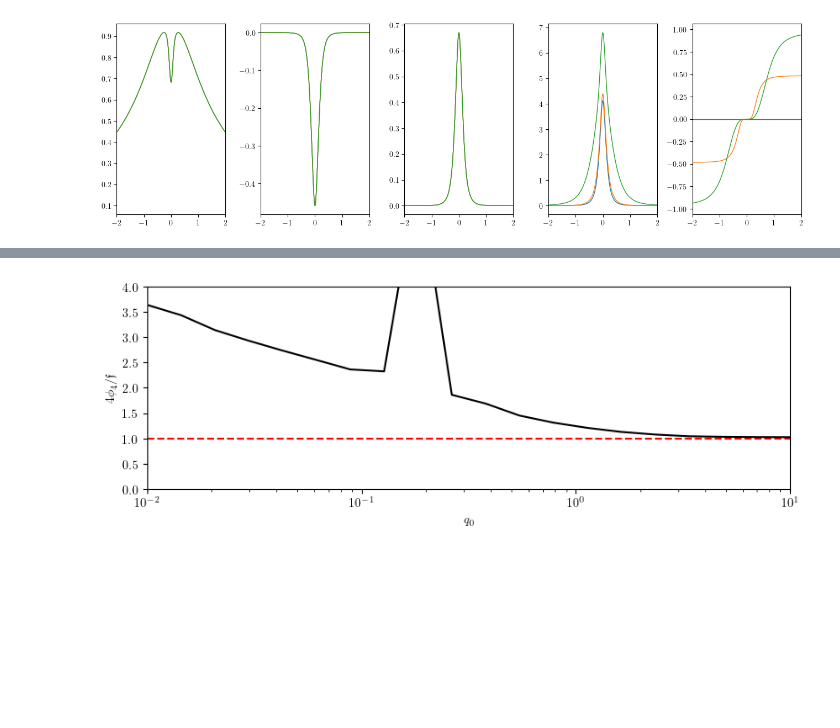
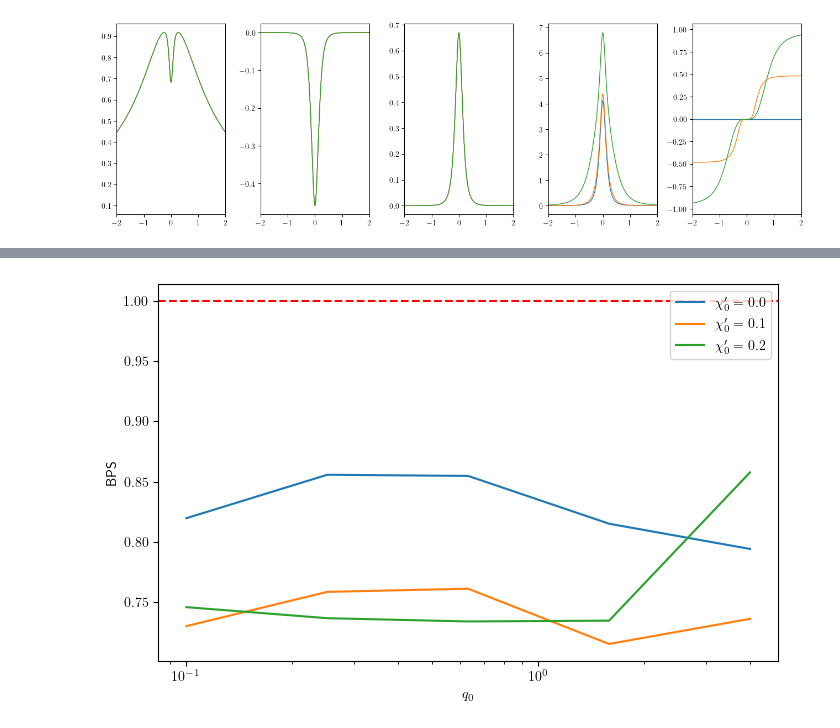
Before and after one commit to gloges/typeII-wormholes, a Jupyter notebook: wormholes.ipynb, the cells around one changed output, grey strips where cells are left out. Cells and saved outputs as stored; diff of their text form; code cells hidden in the pictures; blank space fills up the shorter version.

```diff
--- a/wormholes.ipynb
+++ b/wormholes.ipynb
@@ -403,19 +403,0 @@ Fixed $\chi_0'=0$:
-# %%
-q0_list = np.geomspace(0.2, 5, 10)
-
-flux2_data = []
-urange_data = []
-vrange_data = []
-φrange_data = []
-
-for q0 in q0_list:
-
-    rmax = 10
-
-    soln = wh.wormhole_T11(q0, 0, rmax, xatol=10**-10)
-    r, f, u, ud, v, vd, φ, φd, χ, χd, h, flux2 = soln
-
-    flux2_data.append(flux2)
-    urange_data.append(max(u) - min(u))
-    vrange_data.append(max(v) - min(v))
-    φrange_data.append(max(φ) - min(φ))
@@ -560 +406,4 @@ Field ranges (with comparison to _ad hoc_ changes to the potential where $u,v$ a
+# %%
+def powerlaw4(r, a, b, c):
+    return np.log(a + b/r**4 + c/r**6)
 # %%
@@ -637,19 +504,19 @@ plt.show()
 # %%
-fig, ax = plt.subplots(1, 1, figsize=(8,3))
+bps = 4*(φ4s+χ4s)/flux2s + χinfs
+
+fig, ax = plt.subplots(1, 1, figsize=(8,5))
 
 plt.axhline(1, ls='--', c='r')
+for χ0p in np.unique(χ0ps):
+    mask = (χ0ps == χ0p)
+    plt.plot(q0s[mask], bps[mask], label='$\chi_0\'={}$'.format(χ0p))
 
-plt.plot(q0s, 4*φ4s/f3s, 'k')
+plt.xlabel('$q_0$')
+plt.ylabel('BPS')
+plt.xscale('log')
+# plt.ylim(0)
 
-plt.xlim(q0s[0], q0s[-1])
-plt.xscale('log')
-plt.xlabel('$q_0$')
-
-plt.ylim(0, 4)
-plt.ylabel('$4\phi_4/\mathfrak{f}$')
-
-plt.tight_layout()
-# plt.savefig('T11_BPS.png', dpi=300)
+plt.legend()
 plt.show()
 # %% [output]
-[figure, old version]
+[figure, new version]
```
Also changed, not shown: parts of 19 cells of this notebook, 3 other files.
